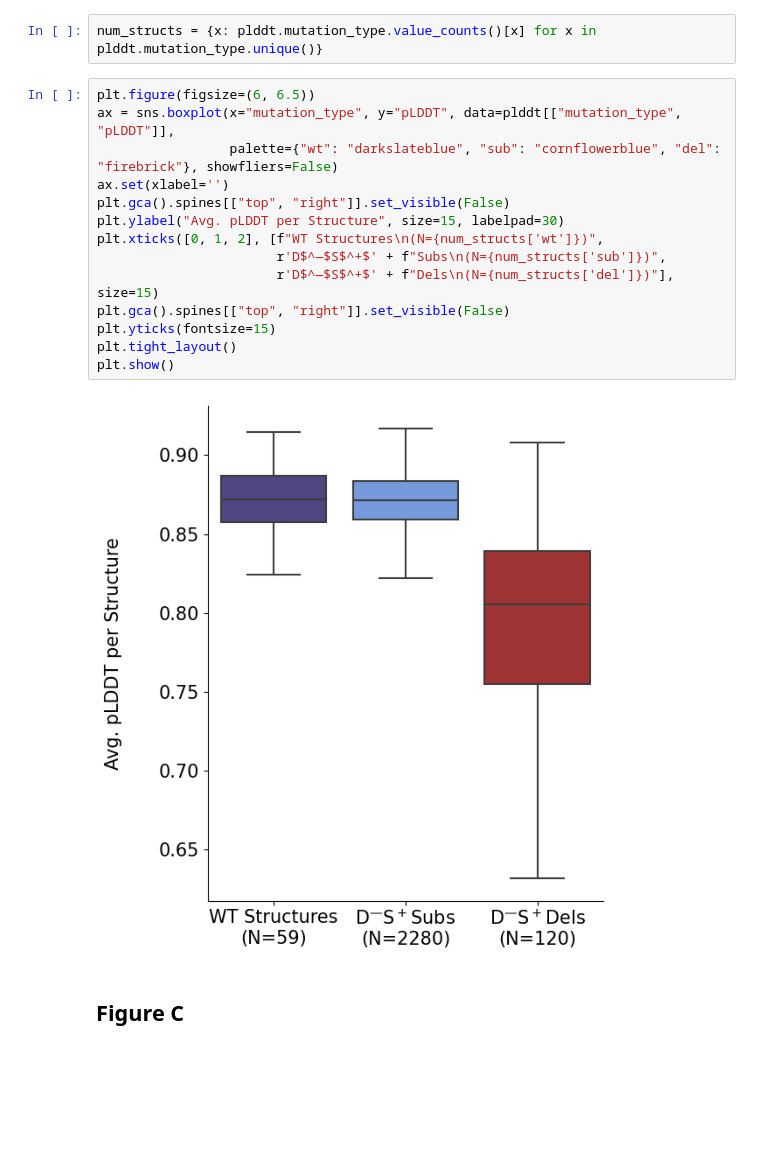
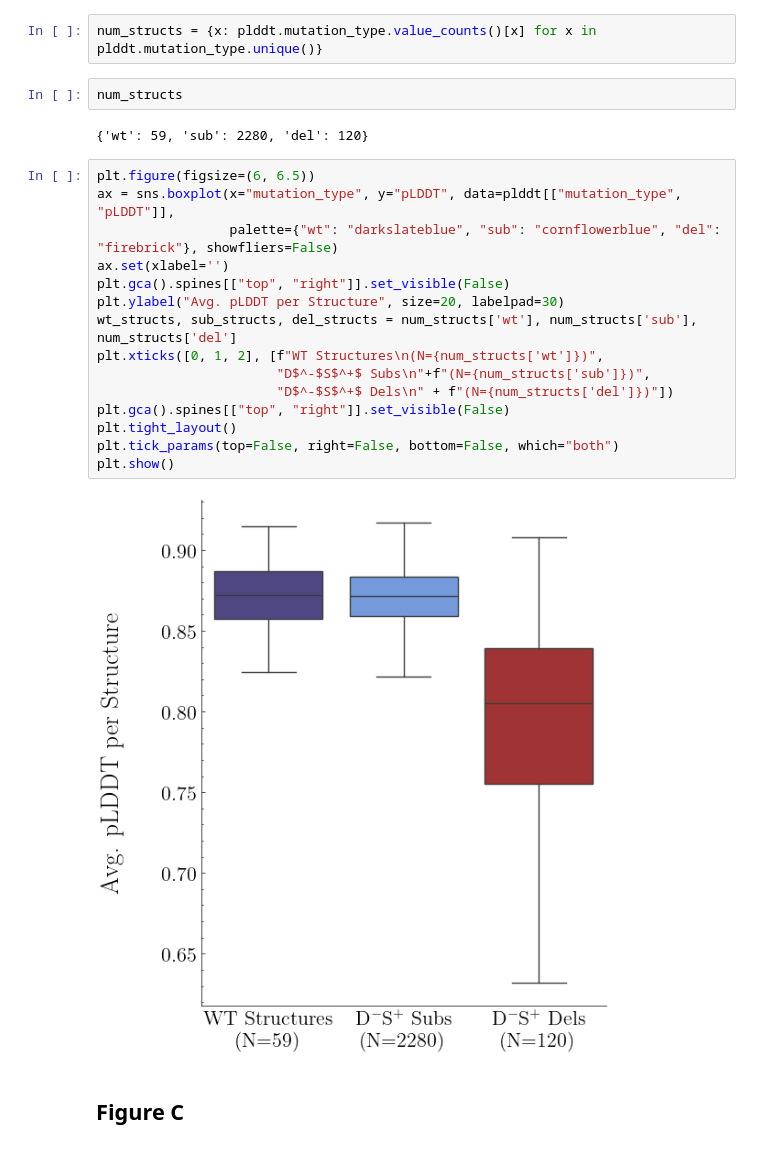
Before and after one commit to ntranoslab/diff-tol, a Jupyter notebook: code/fig5.ipynb, the cells around one changed output. Drawn from its saved outputs; the diff is of its cells as text; blank space fills up the shorter version.

```diff
--- a/code/fig5.ipynb
+++ b/code/fig5.ipynb
@@ -67,22 +68,27 @@ plddt = pd.read_csv("../data/tsuboyama_esmfold_plddt.csv")
 ### Plot data
 # %%
 num_structs = {x: plddt.mutation_type.value_counts()[x] for x in plddt.mutation_type.unique()}
+# %%
+num_structs
+# %% [output]
+{'wt': 59, 'sub': 2280, 'del': 120}
 # %%
 plt.figure(figsize=(6, 6.5))
 ax = sns.boxplot(x="mutation_type", y="pLDDT", data=plddt[["mutation_type", "pLDDT"]],
                  palette={"wt": "darkslateblue", "sub": "cornflowerblue", "del": "firebrick"}, showfliers=False)
 ax.set(xlabel='')
 plt.gca().spines[["top", "right"]].set_visible(False)
-plt.ylabel("Avg. pLDDT per Structure", size=15, labelpad=30)
+plt.ylabel("Avg. pLDDT per Structure", size=20, labelpad=30)
+wt_structs, sub_structs, del_structs = num_structs['wt'], num_structs['sub'], num_structs['del']
 plt.xticks([0, 1, 2], [f"WT Structures\n(N={num_structs['wt']})",
-                       r'D$^—$S$^+$' + f"Subs\n(N={num_structs['sub']})",
-                       r'D$^—$S$^+$' + f"Dels\n(N={num_structs['del']})"], size=15)
+                       "D$^-$S$^+$ Subs\n"+f"(N={num_structs['sub']})",
+                       "D$^-$S$^+$ Dels\n" + f"(N={num_structs['del']})"])
 plt.gca().spines[["top", "right"]].set_visible(False)
-plt.yticks(fontsize=15)
 plt.tight_layout()
+plt.tick_params(top=False, right=False, bottom=False, which="both")
 plt.show()
 # %% [output]
-[figure, old version]
+[figure, new version]
 # %% [markdown]
 ## Figure C
 # %% [markdown]
```
Also changed, not shown: parts of 3 cells of this notebook, 1 other file.
